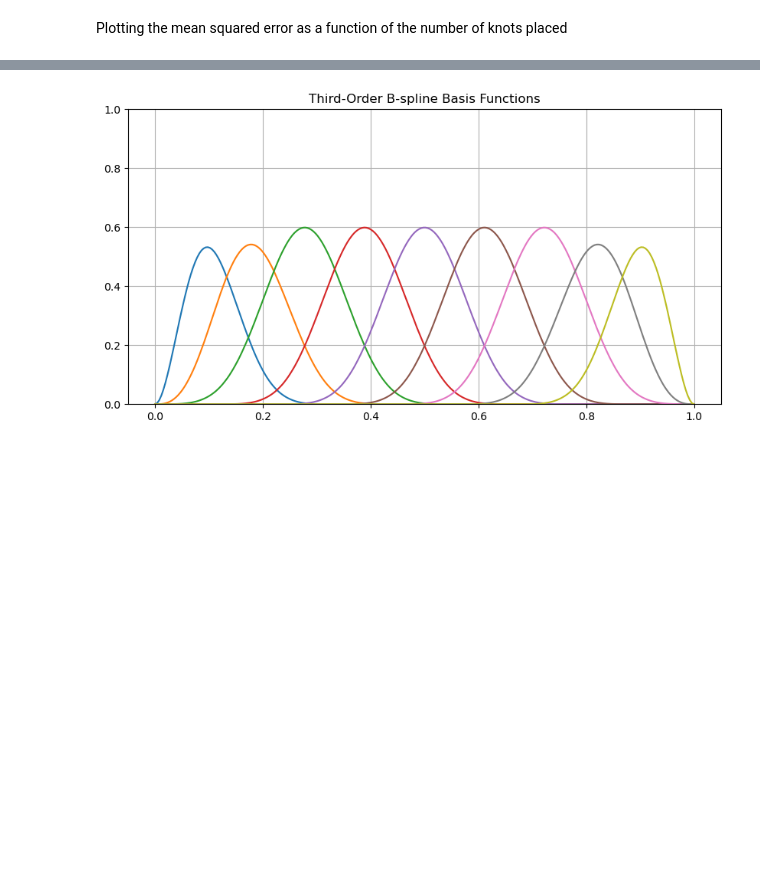
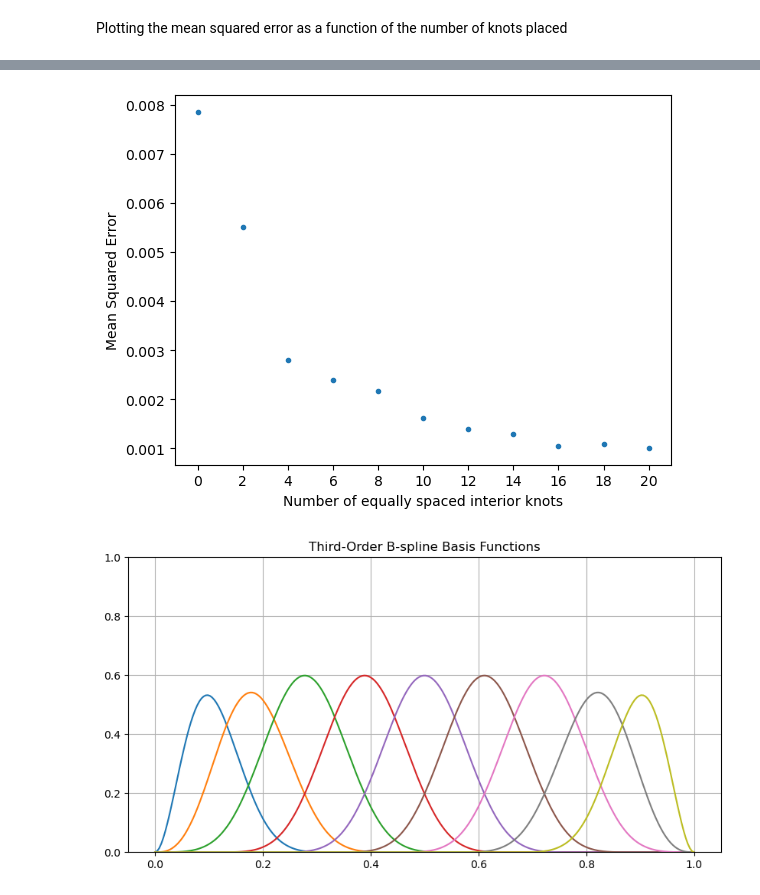
Before and after one commit to firben-sass/Fagprojekt, a Jupyter notebook: main.ipynb, the cells around one changed output, grey strips where cells are left out. Cells and saved outputs as stored; diff of their text form; code cells hidden in the pictures; blank space fills up the shorter version.

```diff
--- a/main.ipynb
+++ b/main.ipynb
@@ -244,3 +254,11 @@ plt.show()
+# %%
+plt.plot(knots_interval, mse_vals, '.')
+plt.xlabel("Number of equally spaced interior knots")
+plt.ylabel("Mean Squared Error")
+plt.xticks(knots_interval)
+plt.show()
+# %% [output]
+[figure, added]
 # %%
 knots_x = np.linspace(0,1, 10)
 knots_x = [x for x in knots_x]
```
Also changed, not shown: parts of 2 cells of this notebook.
